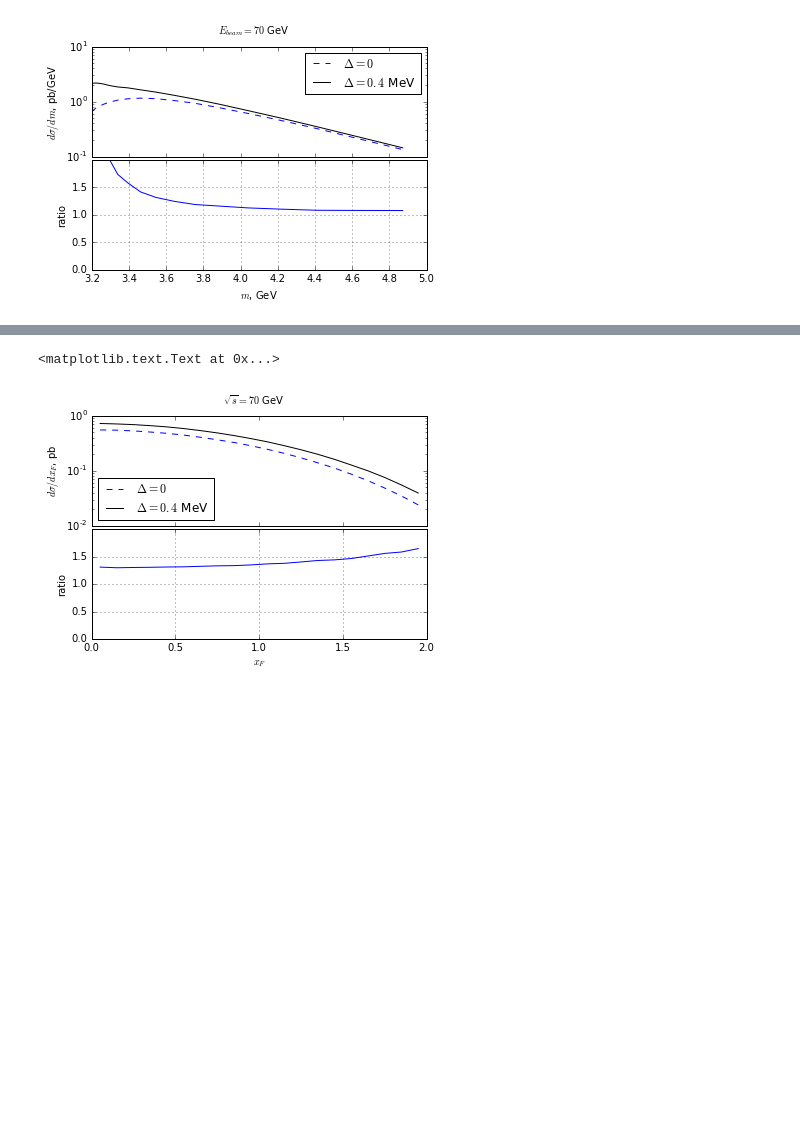
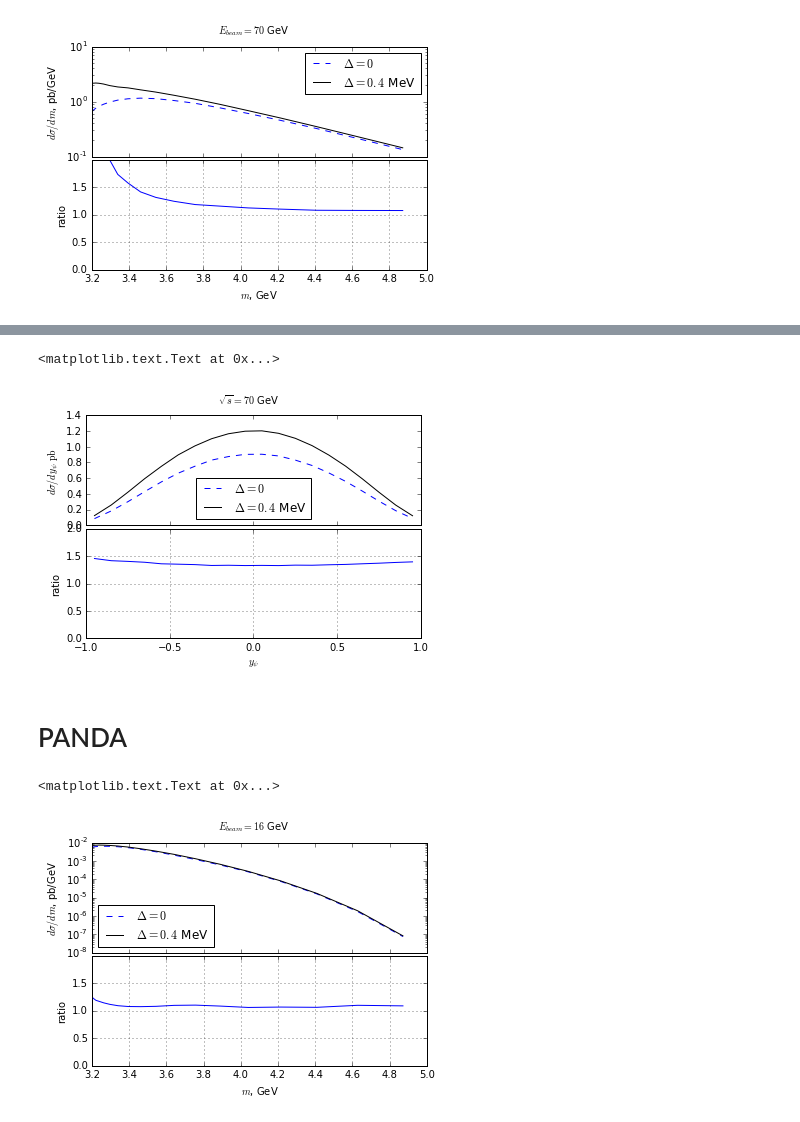
Before and after one commit to alexey-luchinsky/directpsi, a Jupyter notebook: figures/figures.ipynb, the cells around one changed output, grey strips where cells are left out. Cells and saved outputs as stored; diff of their text form; code cells hidden in the pictures; blank space fills up the shorter version.

```diff
--- a/figures/figures.ipynb
+++ b/figures/figures.ipynb
@@ -152,16 +189,17 @@ plt.suptitle(r'$E_{beam}=%2.0f$ GeV'%ecm)
 # %%
-var='xF'
-ecm=70
-pdf='CT10'
+var='yPsi'
 tab001=get_xy_data(data,{'var':var,'ecm':ecm,'pdf':pdf,'delta':0.01})
 tab04=get_xy_data(data,{'var':var,'ecm':ecm,'pdf':pdf,'delta':0.4})
 f,(ax1,ax2)=plot_with_rarios(tab001,tab04)
 ax1.set_ylabel(get_y_label(var))
 ax2.set_xlabel(get_x_label(var))
-ax1.set_yscale('log')
-#ax2.set_ylim([0,50])
-#ax2.set_yticks([0,10,20,30,40])
+#ax1.set_yscale('log')
+#ax2.set_ylim([0,15])
+#ax2.set_yticks([0,5,10])
+ax2.set_yscale('linear')
 plt.suptitle(r'$\sqrt{s}=%2.0f$ GeV'%ecm)
 # %% [output]
 <matplotlib.text.Text at 0x...>
-[figure, old version]
+[figure, new version]
+# %% [markdown]
+# PANDA
@@ -167,0 +209,12 @@ plt.suptitle(r'$\sqrt{s}=%2.0f$ GeV'%ecm)
+# %%
+var='m'
+tab001=get_xy_data(data,{'var':var,'ecm':ecm,'pdf':pdf,'delta':0.01})
+tab04=get_xy_data(data,{'var':var,'ecm':ecm,'pdf':pdf,'delta':0.4})
+f,(ax1,ax2)=plot_with_rarios(tab001,tab04)
+ax1.set_ylabel(get_y_label(var))
+ax2.set_xlabel(get_x_label(var))
+ax1.set_yscale('log')
+plt.suptitle(r'$E_{beam}=%2.0f$ GeV'%ecm)
+# %% [output]
+<matplotlib.text.Text at 0x...>
+[figure, added]
```
Also changed, not shown: parts of 10 cells of this notebook, 4 other files.
